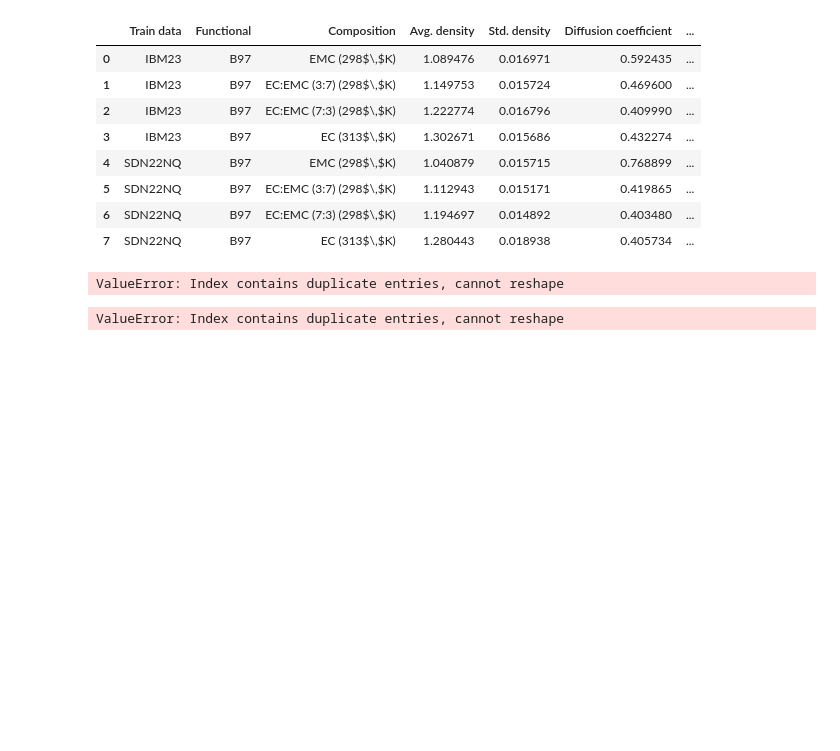
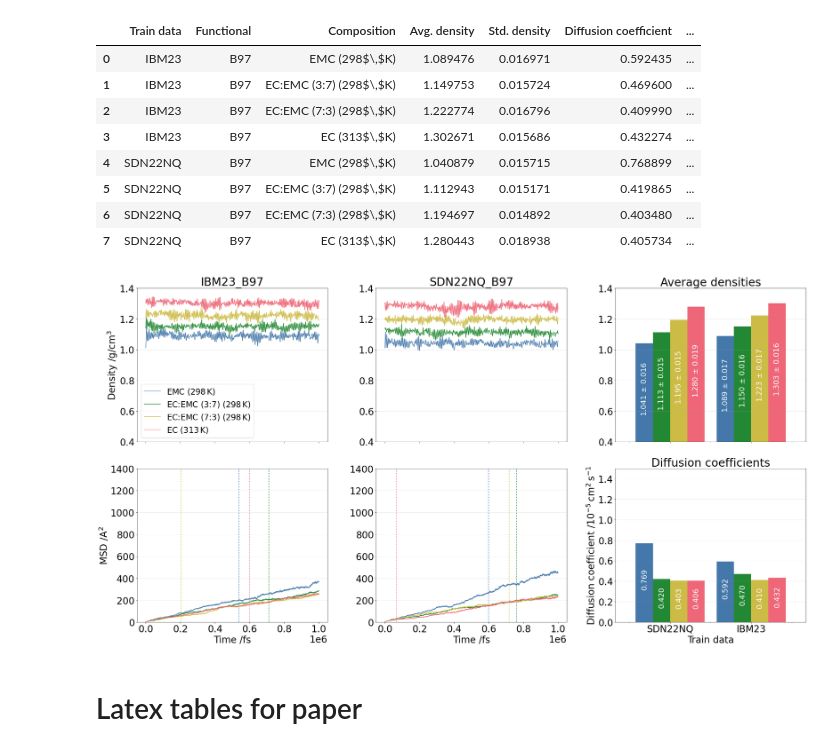
Before and after one commit to imagdau/EC-EMC_diffusion_DFT-MLIP-Data_comparison, a Jupyter notebook: part2-cluster_vs_bulk.ipynb, the cells around one changed output. Cells and saved outputs as stored; diff of their text form; code cells hidden in the pictures; blank space fills up the shorter version.

```diff
--- a/part2-cluster_vs_bulk.ipynb
+++ b/part2-cluster_vs_bulk.ipynb
@@ -210,54 +212,32 @@ plot_df
 | 5 | SDN22NQ | B97 | EC:EMC (3:7) (298$\,$K) | 1.112943 | 0.015171 | 0.419865 | ... |
 | 6 | SDN22NQ | B97 | EC:EMC (7:3) (298$\,$K) | 1.194697 | 0.014892 | 0.403480 | ... |
 | 7 | SDN22NQ | B97 | EC (313$\,$K) | 1.280443 | 0.018938 | 0.405734 | ... |
-# %%
-plot_df = df.drop('Seed', axis=1)
-plot_df = plot_df.drop('Sample', axis=1)
-
-# Pivot tables for plotting
-avg_pivot_df = plot_df.pivot(
-	index='Functional',
-	columns='Composition',
-	values='Avg. density',
-).sort_index(axis=0,ascending=False)[order]
-
-std_pivot_df = plot_df.pivot(
-	index='Functional',
-	columns='Composition',
-	values='Std. density',
-).sort_index(axis=0,ascending=False)[order]
-
-diff_pivot_df = plot_df.pivot(
-	index='Functional',
-	columns='Composition',
-	values='Diffusion coefficient',
-	#values=['Avg. density', 'Var.'],
-).sort_index(axis=0,ascending=False)[order]
-# %% [output]
-ValueError: Index contains duplicate entries, cannot reshape
 # %%
 fsize = 28
 plt.rcParams.update({'font.size': fsize})
 
-
-plot_df = df.drop('Seed', axis=1)
-plot_df = plot_df.drop('Sample', axis=1)
+order = [
+    'EMC (298$\,$K)',
+    'EC:EMC (3:7) (298$\,$K)',
+    'EC:EMC (7:3) (298$\,$K)',
+    'EC (313$\,$K)',
+]
 
 # Pivot tables for plotting
 avg_pivot_df = plot_df.pivot(
-	index='Functional',
+	index='Train data',
 	columns='Composition',
 	values='Avg. density',
 ).sort_index(axis=0,ascending=False)[order]
 
 std_pivot_df = plot_df.pivot(
-	index='Functional',
+	index='Train data',
 	columns='Composition',
 	values='Std. density',
 ).sort_index(axis=0,ascending=False)[order]
 
 diff_pivot_df = plot_df.pivot(
-	index='Functional',
+	index='Train data',
 	columns='Composition',
 	values='Diffusion coefficient',
 	#values=['Avg. density', 'Var.'],
@@ -315,31 +295,33 @@ a1 = diff_pivot_df.plot.bar(
     ylim=[0,1.5],
     ylabel=f'Diffusion coefficient /$10^{{-5}}\\,\\text{{cm}}^2\\,\\text{{s}}^{{-1}}$',
     rot=0,
     width=0.85,
     color=[get_colour(o) for o in order],
     ax=axs[1,-1],
     legend=False,
 )
 #for c0,c1 in zip(a0.containers, a1.containers):
 #    axs[0,-1].bar_label(c0, rotation=90, fontsize=fsize-4, label_type='edge', fmt='%.3f', padding=10)
 #    axs[1,-1].bar_label(c1, rotation=90, fontsize=fsize-4, label_type='edge', fmt='%.3f', padding=10)
 
 for i, (c0,c1) in enumerate(zip(a0.containers, a1.containers)):
     col_name = avg_pivot_df.columns[i]
     dens_vals = avg_pivot_df[col_name]
     dens_errs = std_pivot_df[col_name]
     dens_labels = [f'{v:.3f} $\\pm$ {e:.3f}' for v, e in zip(dens_vals, dens_errs)]
 
     axs[0,-1].bar_label(c0, rotation=90, fontsize=fsize-6, label_type='center', padding=10, labels=dens_labels, color='white')
     axs[1,-1].bar_label(c1, rotation=90, fontsize=fsize-6, label_type='center', fmt='%.3f', padding=10, color='white')
 
 axs[0,0].legend(loc='lower left', fontsize=fsize-4)
 axs[1,-1].grid(axis='y', alpha=0.3)
 
 #axs[0, 1].set(yticklabels=[]); axs[0, 2].set(yticklabels=[]); axs[0, 3].set(yticklabels=[])
 #axs[1, 1].set(yticklabels=[]); axs[1, 2].set(yticklabels=[])
 
 #plt.rcParams.update({'font.size': 16})
 plt.tight_layout()
 # %% [output]
-ValueError: Index contains duplicate entries, cannot reshape
+[figure, added]
+# %% [markdown]
+# Latex tables for paper
```
Also changed, not shown: parts of 3 cells of this notebook.
